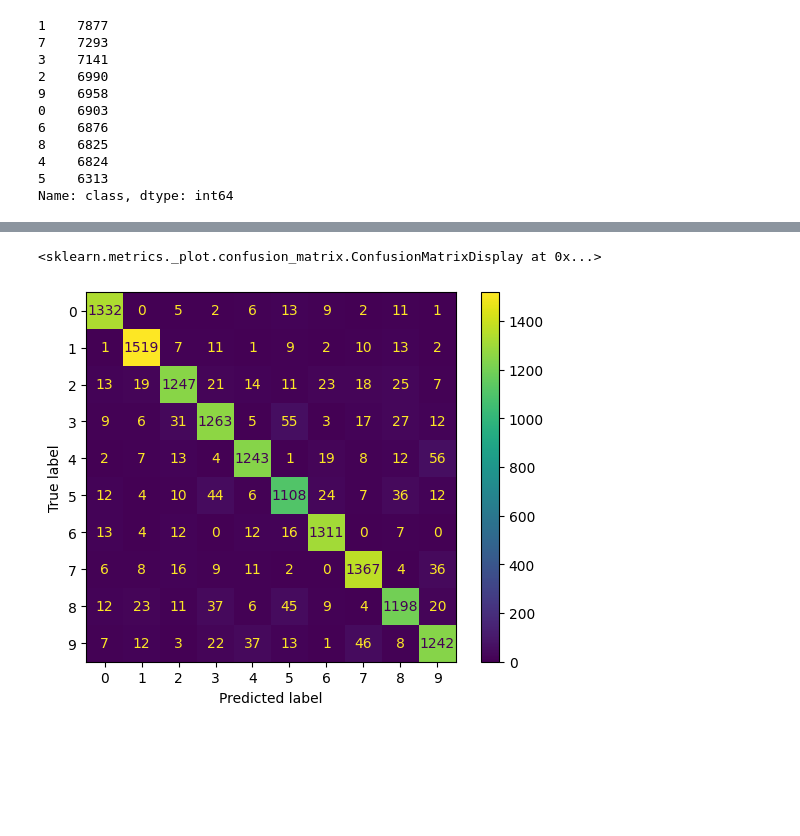
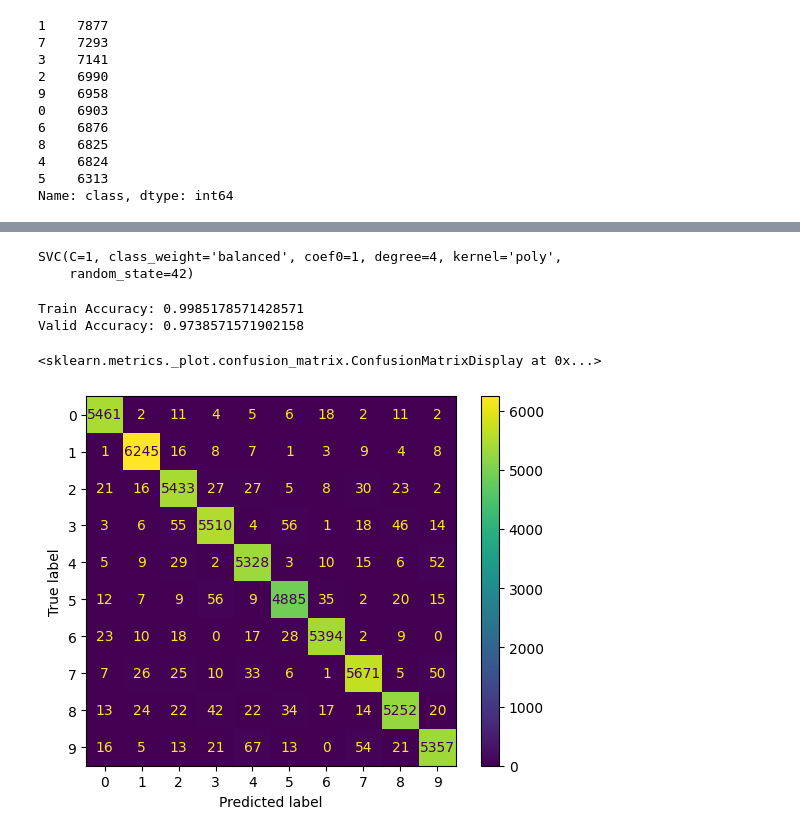
Before and after one commit to hazemala/predect_hand_written_digits, a Jupyter notebook: main.ipynb, the cells around one changed output, grey strips where cells are left out. Drawn from its saved outputs; the diff is of its cells as text; code cells hidden in the pictures; blank space fills up the shorter version.

```diff
--- a/main.ipynb
+++ b/main.ipynb
@@ -118,8 +109,27 @@ ConfusionMatrixDisplay.from_predictions(y_train, y_valid_pred, sample_weight=sam
-# %%
-y_test_pred = log_cls.predict(X_test_scaled)
-
-ConfusionMatrixDisplay.from_predictions(y_test,y_test_pred)
-# %% [output]
-<sklearn.metrics._plot.confusion_matrix.ConfusionMatrixDisplay at 0x...>
-[figure, removed]
+# %%
+from sklearn.svm import SVC
+svc = SVC(C=1,kernel='poly',degree=4,coef0=1,class_weight='balanced',random_state=42)
+svc.fit(X_train_scaled,y_train)
+# %% [output]
+SVC(C=1, class_weight='balanced', coef0=1, degree=4, kernel='poly',
+    random_state=42)
+# %%
+from sklearn.model_selection import cross_val_score,cross_val_predict
+
+val_score = cross_val_score(svc,X_train_scaled,y_train,cv=3,scoring='accuracy',n_jobs=-1)
+
+print(f'Train Accuracy: {svc.score(X_train_scaled,y_train)}')
+print(f'Valid Accuracy: {np.mean(val_score)}')
+# %% [output]
+Train Accuracy: 0.9985178571428571
+Valid Accuracy: 0.9738571571902158
+# %%
+from sklearn.metrics import ConfusionMatrixDisplay
+
+y_valid_pred_svc = cross_val_predict(svc,X_train_scaled,y_train,cv=3,method='predict')
+
+ConfusionMatrixDisplay.from_predictions(y_train,y_valid_pred_svc)
+# %% [output]
+<sklearn.metrics._plot.confusion_matrix.ConfusionMatrixDisplay at 0x...>
+[figure, added]
 # %%
```
Also changed, not shown: parts of 22 cells of this notebook, 1 other file.
